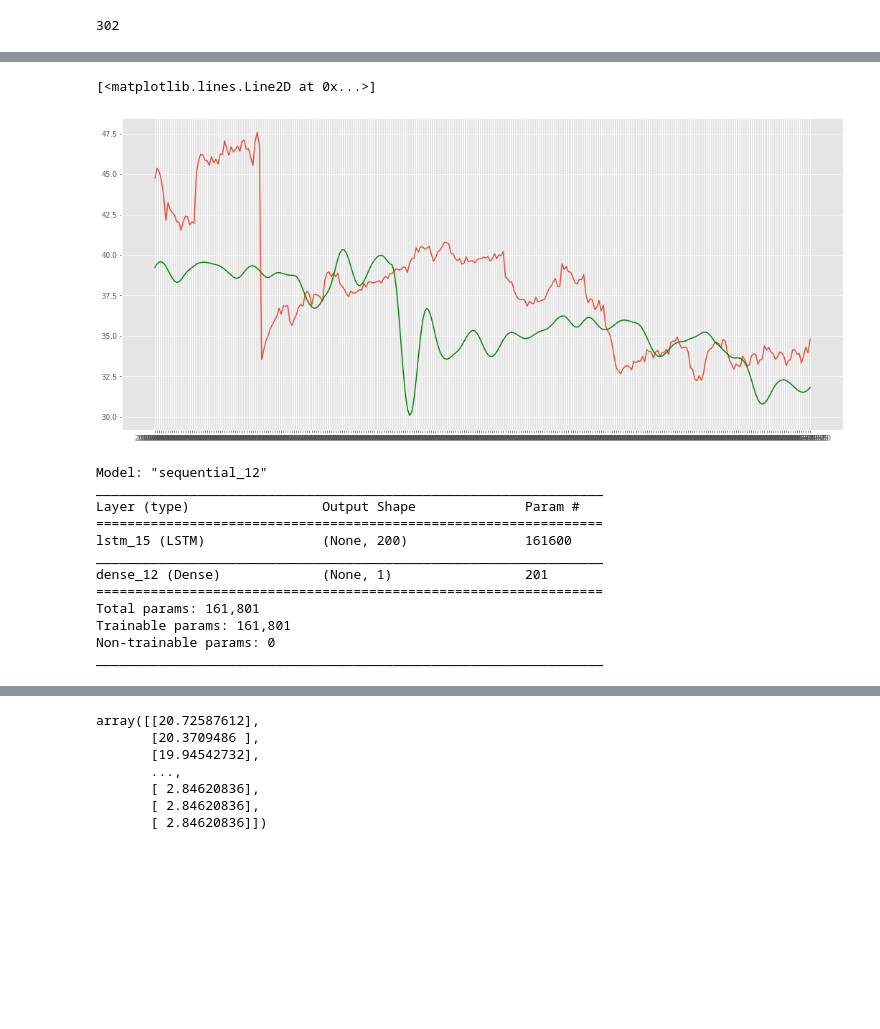
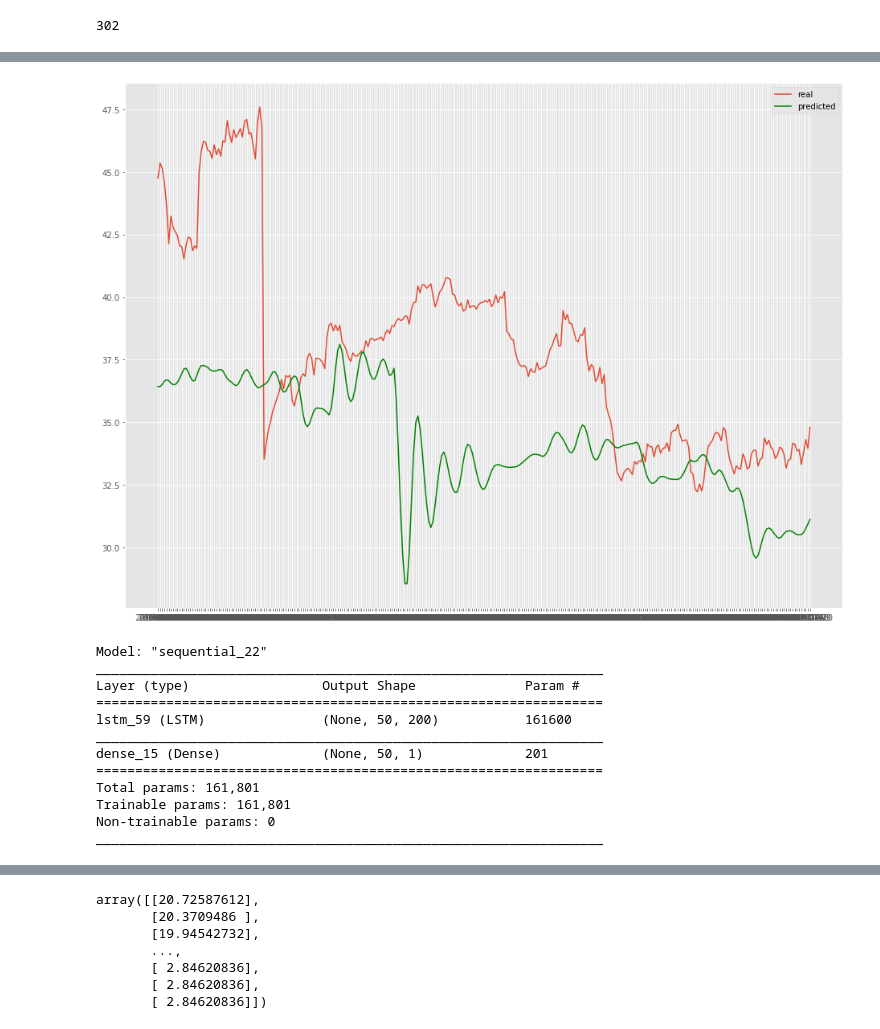
Before and after one commit to Daihongchen/time_series_project, a Jupyter notebook: lstm_stock.ipynb, the cells around one changed output, grey strips where cells are left out. Drawn from its saved outputs; the diff is of its cells as text; code cells hidden in the pictures; blank space fills up the shorter version.

Commit message:
add models

```diff
--- a/lstm_stock.ipynb
+++ b/lstm_stock.ipynb
@@ -300,0 +313,12 @@ Notes: the ARIMA model takes too long time.
+# %%
+X = downsample.values
+X = X.astype('float32')
+
+train_size = int(len(X) * 0.50)
+train, test = X[0: train_size], X[train_size:]
+
+from sklearn.preprocessing import MinMaxScaler
+
+sc = MinMaxScaler()
+train_ = train.reshape(-1,1)
+train_scaled = sc.fit_transform(train_)
@@ -300,0 +377,2 @@ Notes: the ARIMA model takes too long time.
+# %%
+lstm_model.fit_generator(generator, epochs=5)
@@ -300,0 +406,14 @@ Notes: the ARIMA model takes too long time.
+# %%
+lstm_predictions_scaled = list()
+
+batch = train_scaled[-n_input:]
+current_batch = batch.reshape((1, n_input, n_features))
+
+for i in range(len(test_data)):
+    lstm_pred = lstm_model.predict(current_batch)[0]
+#     lstm_pred=lstm_pred.reshape((1,12,1))
+    lstm_predictions_scaled.append(lstm_pred)
+    current_batch = np.append(current_batch[:,1:,:],[[lstm_pred]],axis=1)
+
+lstm_predictions = sc.inverse_transform(lstm_predictions_scaled)
+lstm_predictions
@@ -588,7 +727,7 @@ model.add(Dense(units = 1))
 model.compile(optimizer = 'adam', loss = 'mean_squared_error')
 
 # Fitting the RNN to the Training set
-model.fit(X_train, y_train, epochs = 10, batch_size = 32)
+model.fit(X_train, y_train, epochs = 10, batch_size = 16)
 # %% [output]
 Train on 6950 samples
 Epoch 1/10
@@ -654,35 +803,50 @@ dataset_test_1
 302 rows × 8 columns
 # %%
 # Visualising the results
-plt.plot(dataset_test_1['Date'], dataset_test_1['Close'])
-plt.plot(dataset_test_1['Date'], dataset_test_1['predicted'], color ='green')
+plt.figure(figsize=(16,12))
+plt.plot(dataset_test_1['Date'], dataset_test_1['Close'], label='real')
+plt.plot(dataset_test_1['Date'], dataset_test_1['predicted'], color ='green', label='predicted')
+plt.legend()
+plt.show()
 # %% [output]
-[<matplotlib.lines.Line2D at 0x...>]
-[figure, old version]
+[figure, new version]
 # %%
 from tensorflow.keras.preprocessing.sequence import TimeseriesGenerator
 
 n_input = 50
 n_features= 1
-generator = TimeseriesGenerator(training_set_scaled, training_set_scaled, length=n_input, batch_size=1)
+generator = TimeseriesGenerator(training_set_scaled, training_set_scaled, length=n_input, batch_size=16)
 from tensorflow.keras.models import Sequential
 from tensorflow.keras.layers import Dense
 from tensorflow.keras.layers import LSTM
 
 lstm_model = Sequential()
-lstm_model.add(LSTM(200, activation='relu', input_shape=(n_input, n_features)))
-lstm_model.add(Dense(1))
-lstm_model.compile(optimizer='adam', loss='mse')
+lstm_model.add(LSTM(200, activation='relu', return_sequences=True, input_shape=(n_input, n_features)))
+# lstm_model.add(Dropout(0.5))
+# # # Adding a second LSTM layer and some Dropout regularisation
+# lstm_model.add(LSTM(200, return_sequences=True, activation='relu'))
+# lstm_model.add(Dropout(0.5))
+# # # Adding a third LSTM layer and some Dropout regularisation
+# lstm_model.add(LSTM(50, return_sequences=True, activation='relu'))
+# lstm_model.add(Dropout(0.5))
+# # # Adding a fourth LSTM layer and some Dropout regularisation
+# lstm_model.add(LSTM(200, return_sequences=True, activation='relu'))
+# lstm_model.add(Dropout(0.5))
+# Adding the output layer
+lstm_model.add(Dense(units = 1))
+
+# Compiling the RNN
+lstm_model.compile(optimizer = 'adam', loss = 'mean_squared_error')
 
 lstm_model.summary()
 # %% [output]
-Model: "sequential_12"
+Model: "sequential_22"
 _________________________________________________________________
 Layer (type)                 Output Shape              Param #
 =================================================================
-lstm_15 (LSTM)               (None, 200)               161600
+lstm_59 (LSTM)               (None, 50, 200)           161600
 _________________________________________________________________
-dense_12 (Dense)             (None, 1)                 201
+dense_15 (Dense)             (None, 50, 1)             201
 =================================================================
 Total params: 161,801
 Trainable params: 161,801
```
Also changed, not shown: parts of 28 cells of this notebook.
